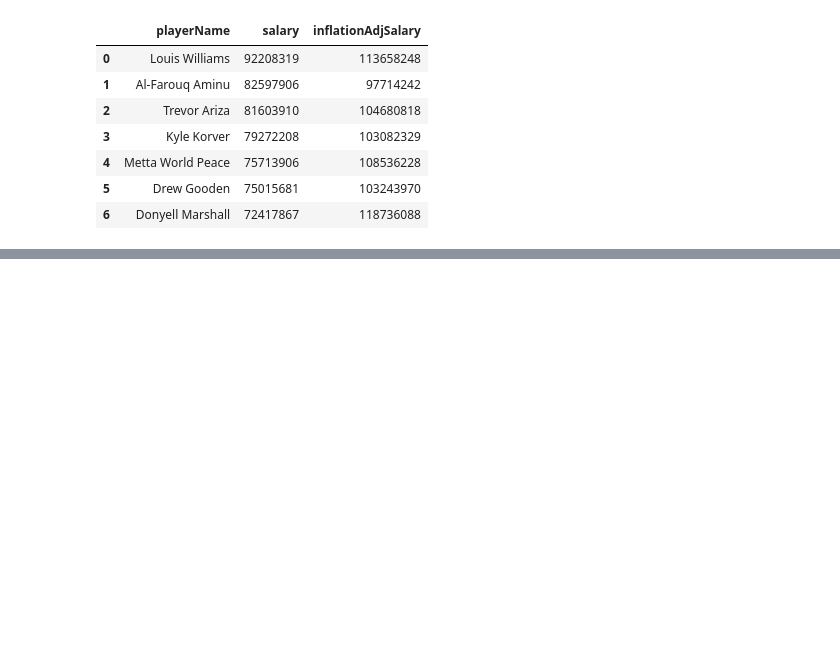
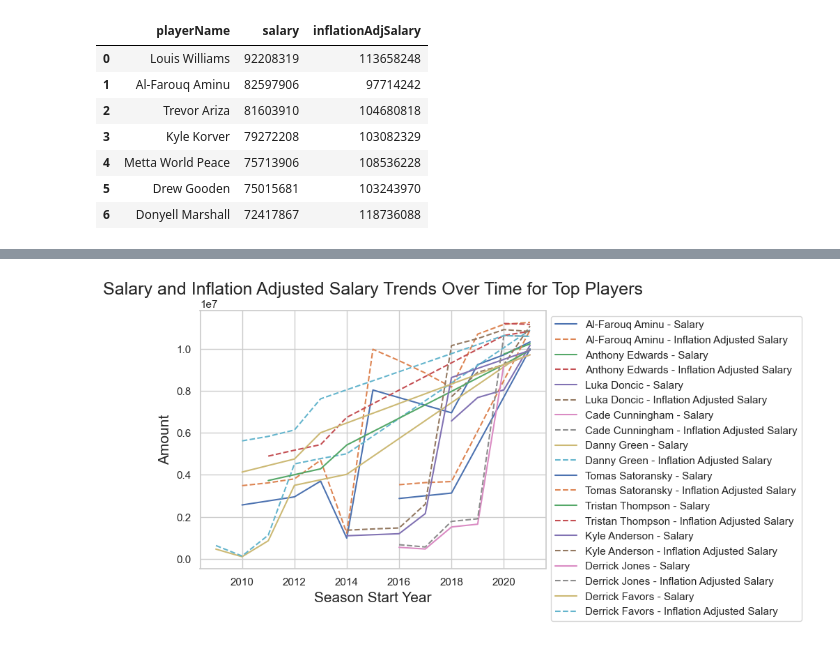
Before and after one commit to AnanyaaPal/Descriptive-Analysis, a Jupyter notebook: code_nba players salaries.ipynb, the cells around one changed output, grey strips where cells are left out. Saved outputs shown, nothing was run; the diff lists cells and outputs as text; code cells hidden in the pictures; blank space fills up the shorter version.

```diff
--- a/code_nba players salaries.ipynb
+++ b/code_nba players salaries.ipynb
@@ -266,0 +309,8 @@ NameError: name 'bar' is not defined
+# %%
+# Grouping the DataFrame 'df' by player name and season start year, then summing up the 'salary' and 'inflationAdjSalary' for each group
+player_earnings = df.groupby(['playerName', 'seasonStartYear'])[['salary', 'inflationAdjSalary']].sum().reset_index()
+
+# Sorting the grouped DataFrame by 'inflationAdjSalary' in descending order and selecting the top 10 entries
+sorted_player_earnings = player_earnings.sort_values(by='inflationAdjSalary', ascending=False).head(10)
+
+display(sorted_player_earnings)
@@ -266,0 +329,20 @@ NameError: name 'bar' is not defined
+# %%
+# Visualising trends between two variables- Salary & Inflation Adjusted Salary for top players
+
+# Iterating through each player in the sorted_player_earnings DataFrame
+for player in sorted_player_earnings['playerName']:
+    player_data = df[df['playerName'] == player]
+    plt.plot(player_data['seasonStartYear'], player_data['salary'], label=f'{player} - Salary')
+    plt.plot(player_data['seasonStartYear'], player_data['inflationAdjSalary'], label=f'{player} - Inflation Adjusted Salary', linestyle='dashed')
+
+# Adding labels and title
+plt.xlabel('Season Start Year', fontsize=15)
+plt.ylabel('Amount', fontsize=15)
+plt.title('Salary and Inflation Adjusted Salary Trends Over Time for Top Players', fontsize=18)
+
+# Adding legend to the upper left outside the plot area
+plt.legend(loc='upper left', bbox_to_anchor=(1, 1))
+
+plt.show()
+# %% [output]
+[figure, added]
```
Also changed, not shown: parts of 16 cells of this notebook, 4 other files.
